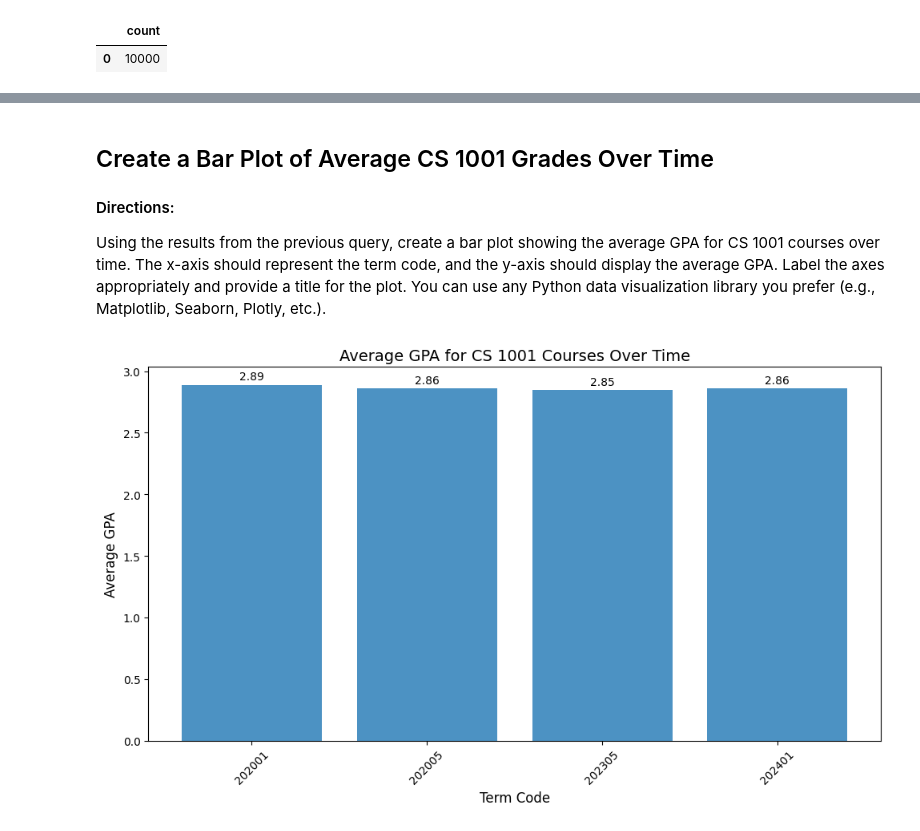
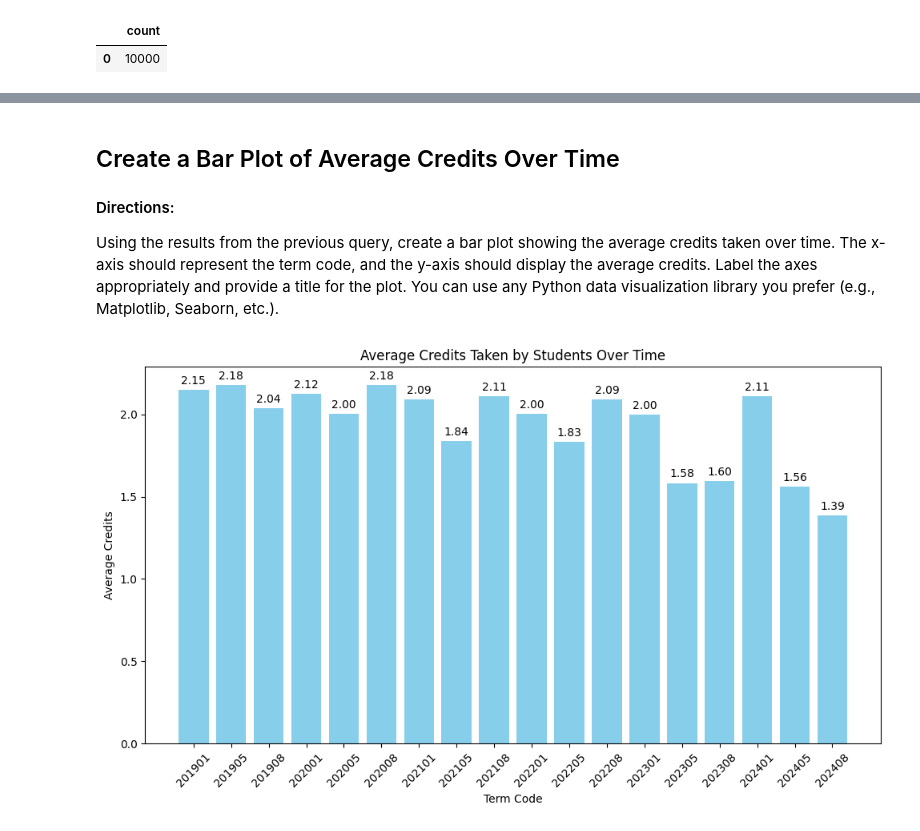
Before and after one commit to VarshithaGangula3/assessment, a Jupyter notebook: university_analysis_answers.ipynb, the cells around one changed output, grey strips where cells are left out. Saved outputs shown, nothing was run; the diff lists cells and outputs as text; code cells hidden in the pictures.

```diff
--- a/university_analysis_answers.ipynb
+++ b/university_analysis_answers.ipynb
@@ -301,48 +246,42 @@ display(average_cs_1001_df.head())
 # %% [markdown]
-## Create a Bar Plot of Average CS 1001 Grades Over Time
+## Create a Bar Plot of Average Credits Over Time
 
 #### Directions:
-Using the results from the previous query, create a bar plot showing the average GPA for CS 1001 courses over time. The x-axis should represent the term code, and the y-axis should display the average GPA. Label the axes appropriately and provide a title for the plot. You can use any Python data visualization library you prefer (e.g., Matplotlib, Seaborn, Plotly, etc.).
+Using the results from the previous query, create a bar plot showing the average credits taken over time. The x-axis should represent the term code, and the y-axis should display the average credits. Label the axes appropriately and provide a title for the plot. You can use any Python data visualization library you prefer (e.g., Matplotlib, Seaborn, etc.).
 # %%
-## Complete the code to generate the plot of the average GPA for CS 1001 for all terms
-
 import matplotlib.pyplot as plt
 
-# Extract data from the DataFrame
-term_codes = average_cs_1001_df['term_code']
-average_gpa = average_cs_1001_df['average_gpa']
+# Ensure the data is sorted by term_code for proper ordering in the bar plot
+average_credits_df = average_credits_df.sort_values(by="term_code")
 
-# Create the bar plot
+# Plot the data
 plt.figure(figsize=(10, 6))
-bars = plt.bar(term_codes, average_gpa, alpha=0.8)
+bars = plt.bar(average_credits_df["term_code"], average_credits_df["average_credits"], color="skyblue")
 
-# Label the axes
-plt.xlabel('Term Code', fontsize=12)
-plt.ylabel('Average GPA', fontsize=12)
-
-# Add a title
-plt.title('Average GPA for CS 1001 Courses Over Time', fontsize=14)
-
-# Rotate x-axis labels for better readability
-plt.xticks(rotation=45, fontsize=10)
+# Add labels and title
+plt.xlabel("Term Code")
+plt.ylabel("Average Credits")
+plt.title("Average Credits Taken by Students Over Time")
+plt.xticks(rotation=45)  # Rotate x-axis labels for better readability
 
 # Add annotations on top of the bars
 for bar in bars:
     height = bar.get_height()
     plt.text(
-        bar.get_x() + bar.get_width() / 2,
-        height + 0.02,
-        f'{height:.2f}',
-        ha='center',
-        va='bottom',
-        fontsize=10
+        bar.get_x() + bar.get_width() / 2,  # Center the text
+        height + 0.02,  # Slightly above the bar
+        f'{height:.2f}',  # Format the height as a float with 2 decimal places
+        ha='center',  # Horizontal alignment
+        va='bottom',  # Vertical alignment
+        fontsize=10    # Font size for the annotation
     )
 
+plt.tight_layout()
+
 # Show the plot
-plt.tight_layout()
 plt.show()
 # %% [output]
-[figure, old version]
+[figure, new version]
 # %% [markdown]
 # Open-ended Analysis
 
```
Also changed, not shown: parts of 15 cells of this notebook, 1 other file.
